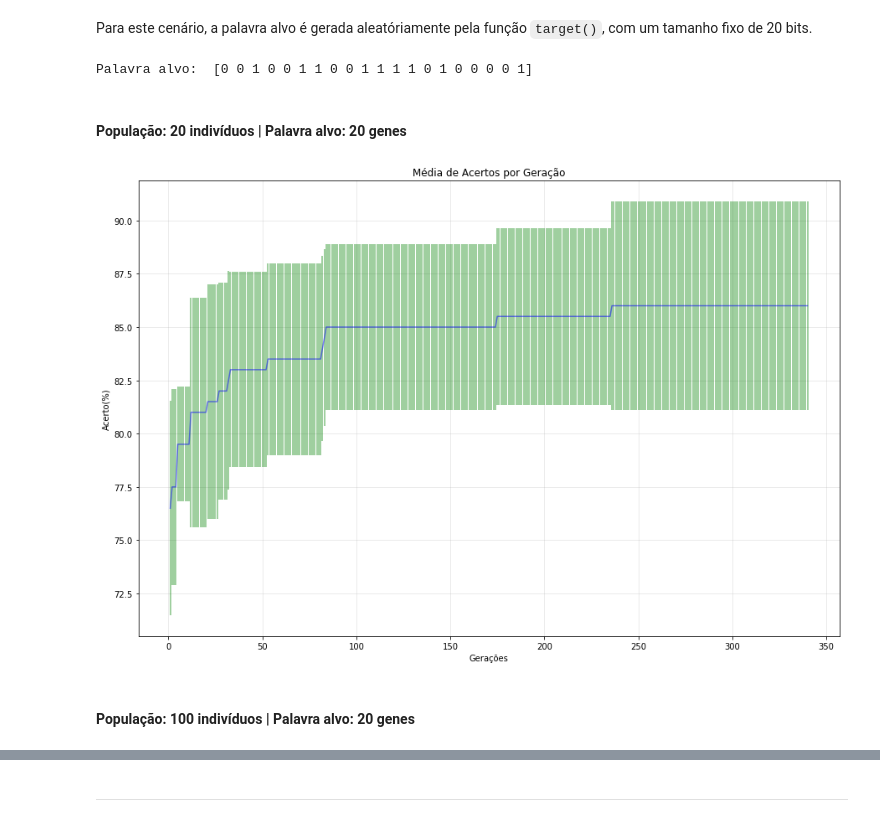
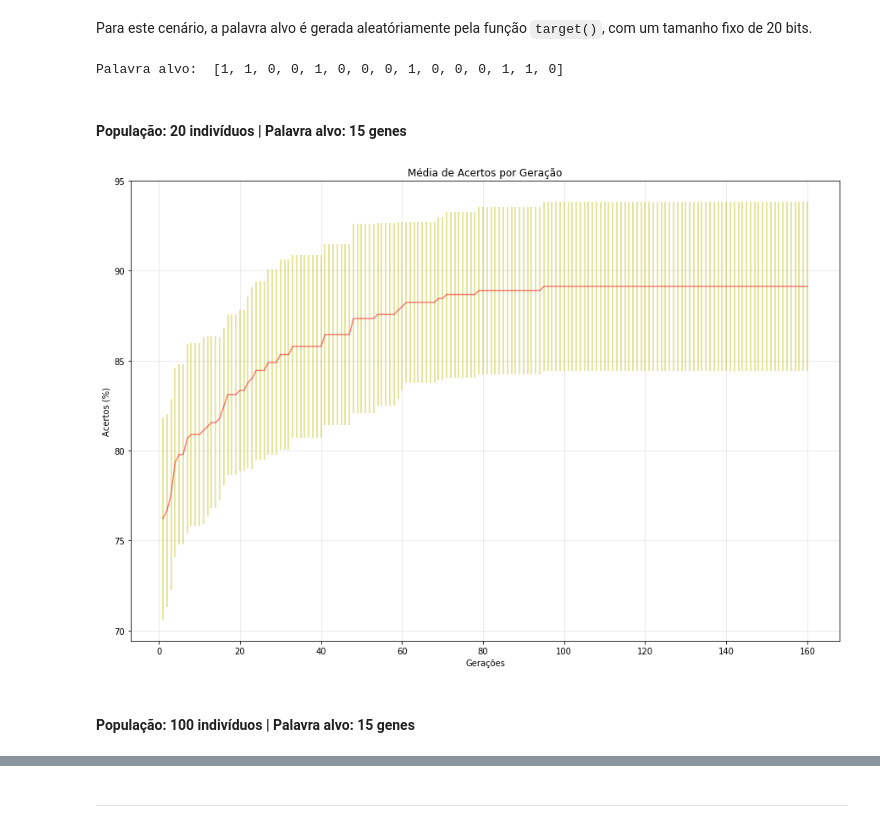
Before and after one commit to hiagop/teia, a Jupyter notebook: tarefa-03/tarefa-03.ipynb, the cells around one changed output, grey strips where cells are left out. Cells and saved outputs as stored; diff of their text form; code cells hidden in the pictures.

```diff
--- a/tarefa-03/tarefa-03.ipynb
+++ b/tarefa-03/tarefa-03.ipynb
@@ -278 +661,16 @@ gcount = 100
+# %%
+t1 = [1, 1, 0, 0, 1, 0, 0, 0, 1, 0, 0, 0, 1, 1, 0]
+t2 = [0, 1, 1, 0, 1, 1, 0, 0, 1, 1, 0, 1, 0, 0, 0,
+      0, 0, 0, 0, 0, 1, 1, 1, 1, 1]
+t3 = [1, 1, 1, 0, 0, 0, 1, 0, 1, 0, 1, 0, 0, 0, 0,
+      0, 1, 1, 0, 1, 0, 0, 1, 1, 1, 0, 0, 0, 1, 0,
+      0, 0, 1, 1, 0, 0, 0, 1, 1, 0]
+
+psize1  =   20
+psize2  =  100
+psize3  =  500
+psize4  = 1000
+psize5  = 5000
+
+gcount = 60
 # %% [markdown]
@@ -282,11 +680,11 @@ Para este cenário, a palavra alvo é gerada aleatóriamente pela função `targ
 # %%
 print("Palavra alvo: ", t1)
 # %% [output]
-Palavra alvo:  [0 0 1 0 0 1 1 0 0 1 1 1 1 0 1 0 0 0 0 1]
+Palavra alvo:  [1, 1, 0, 0, 1, 0, 0, 0, 1, 0, 0, 0, 1, 1, 0]
 # %%
-r11 = Randomwalk(psize=psize1, alphabet=[0,1], target=t1, gcounter=gcount, tcounter=10)
-r12 = Randomwalk(psize=psize2, alphabet=[0,1], target=t1, gcounter=gcount, tcounter=10)
-r13 = Randomwalk(psize=psize3, alphabet=[0,1], target=t1, gcounter=gcount, tcounter=10)
-r14 = Randomwalk(psize=psize4, alphabet=[0,1], target=t1, gcounter=gcount, tcounter=10)
+rw11 = Randomwalk(alphabet=[0, 1], target=t1, psize=psize1, gcounter=gcount, tcounter=30)
+rw12 = Randomwalk(alphabet=[0, 1], target=t1, psize=psize2, gcounter=gcount, tcounter=30)
+rw13 = Randomwalk(alphabet=[0, 1], target=t1, psize=psize3, gcounter=gcount, tcounter=30)
+rw14 = Randomwalk(alphabet=[0, 1], target=t1, psize=psize4, gcounter=gcount, tcounter=30)
 # %% [markdown]
-#### População: 20 indivíduos | Palavra alvo: 20 genes
+#### População: 20 indivíduos | Palavra alvo: 15 genes
@@ -295,6 +691,8 @@ r11.run()
+# %%
+rw11.run(verbose=True)
 # %%
-r11.plot()
+rw11.plot()
 # %% [output]
-[figure, old version]
+[figure, new version]
 # %% [markdown]
-#### População: 100 indivíduos | Palavra alvo: 20 genes
+#### População: 100 indivíduos | Palavra alvo: 15 genes
```
Also changed, not shown: parts of 139 cells of this notebook.
